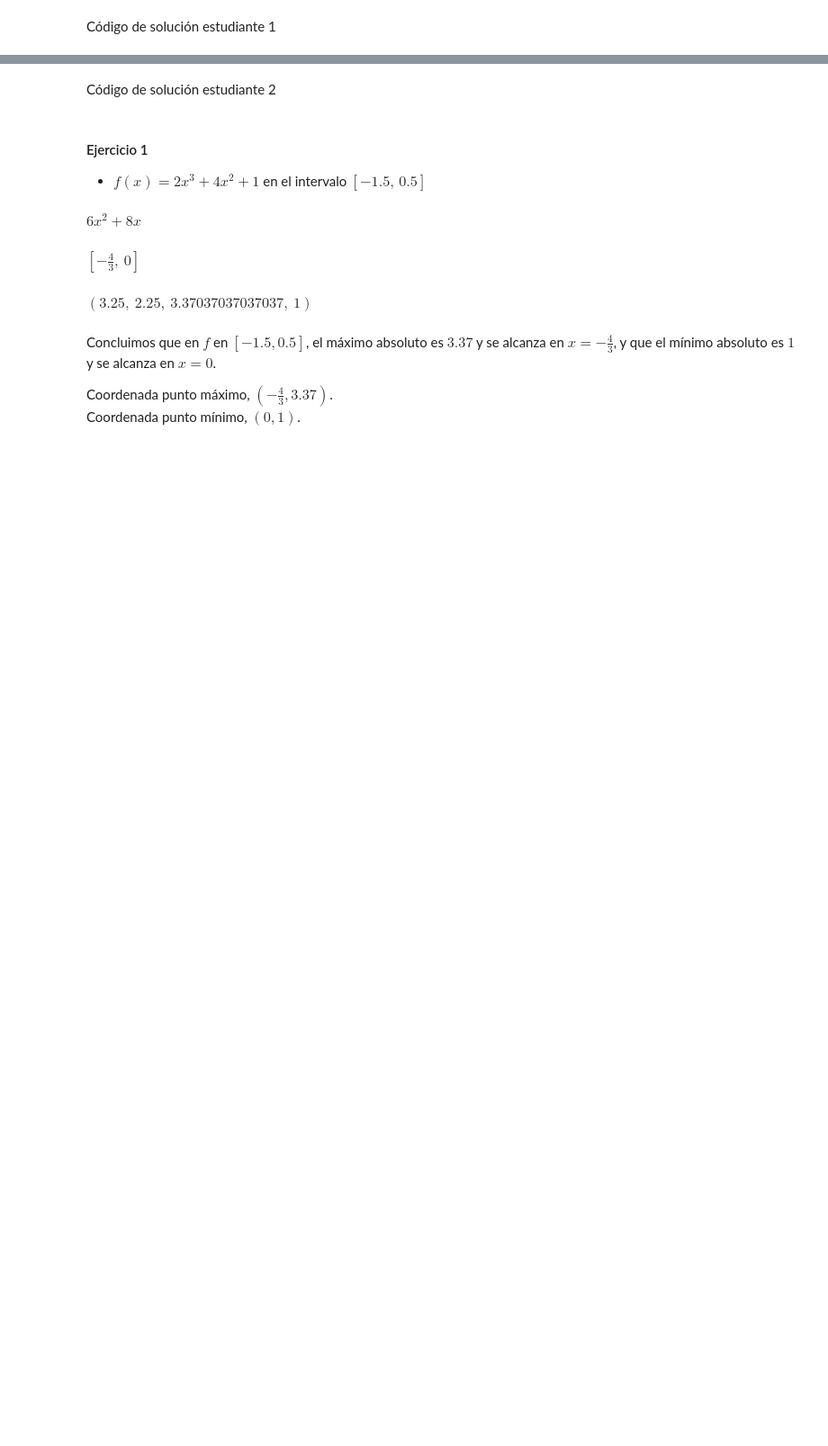
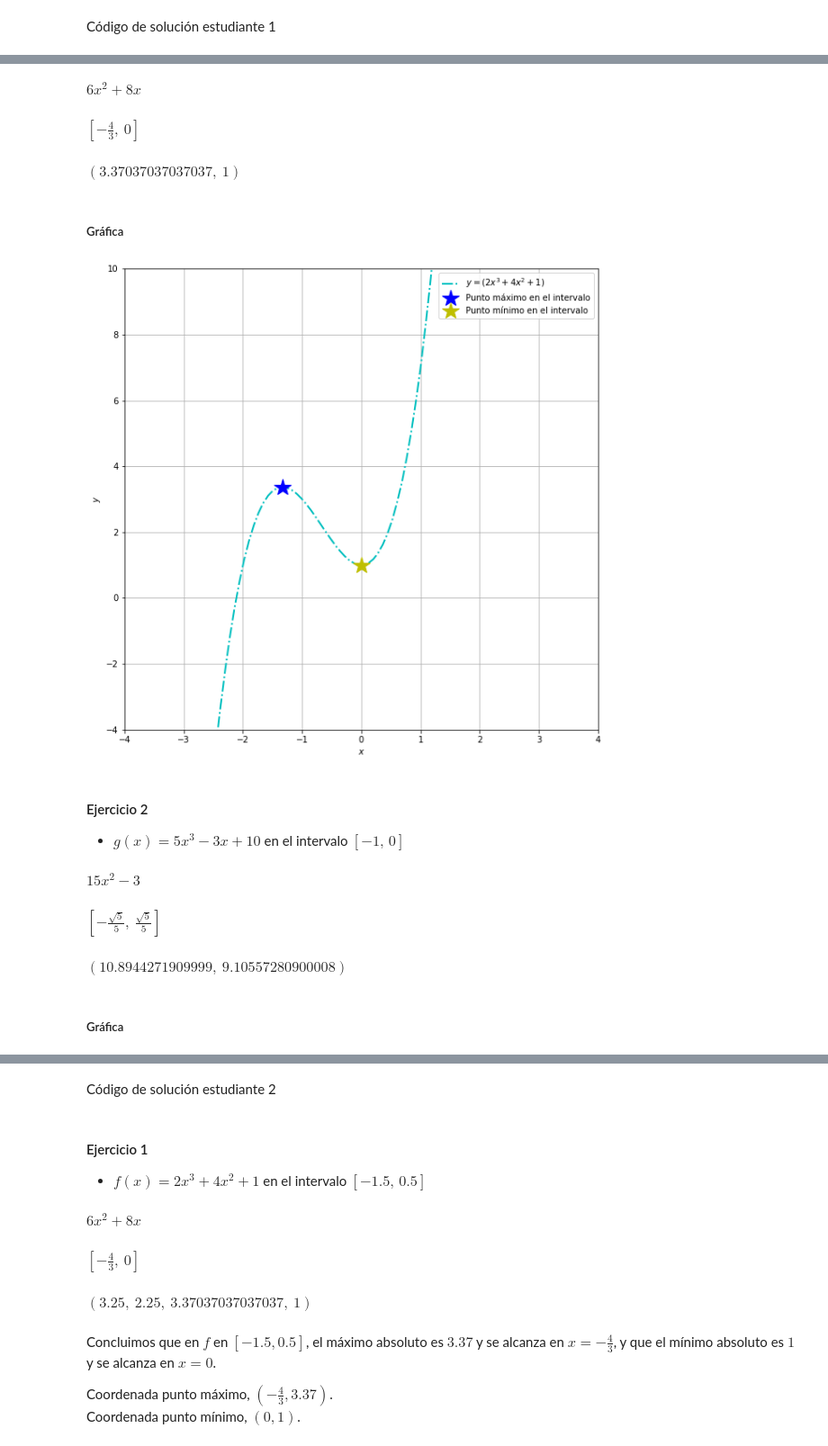
Before and after one commit to CarolinaCasillas/T2MariaMartinez_CarolinaCasillas, a Jupyter notebook: T2MariaMartinez_CarolinaCasillas.ipynb, the cells around one changed output, grey strips where cells are left out. Shown at 90% size. Drawn from its saved outputs; the diff is of its cells as text; code cells hidden in the pictures; blank space fills up the shorter version.

```diff
--- a/T2MariaMartinez_CarolinaCasillas.ipynb
+++ b/T2MariaMartinez_CarolinaCasillas.ipynb
@@ -29,0 +51,58 @@ Código de solución estudiante 1
+# %%
+# declarar función f y mostrar
+def f(x):
+    return ((2*(x**3))+(4*(x**2))+1)
+# %%
+# calcular la primera derivada de la función f
+df = sym.diff(f(x),x)
+df
+# %% [output]
+$\displaystyle 6 x^{2} + 8 x$
+# %%
+# resolver f'(x) = 0 y mostrar el punto correspondiente
+xc = sym.solve(df,x)
+xc
+# %% [output]
+$\displaystyle \left[ - \frac{4}{3}, \  0\right]$
+# %%
+# evaluar la función en los valores arrojados para obtener las coordenadas del máximo y mínimo absoluto
+f(-4/3), f(0)
+# %% [output]
+$\displaystyle \left( 3.37037037037037, \  1\right)$
+# %% [markdown]
+##### Gráfica
+# %%
+# definir coordenadas x
+xnum = np.linspace (-4,4,100)
+ynum = fnum(xnum)
+# %%
+# graficar
+# crear y dar medida de nueva ventana de gráficos
+plt.figure(figsize = (10,10))
+
+# agregar gráficas
+plt.plot(xnum, ynum, "-.c", lw = 2, label = "$y = (2x^3+4x^2+1)$")
+plt.plot ([-4/3], [f(-4/3)], "*b", ms = 20, label = "Punto máximo en el intervalo")
+plt.plot ([0], [1], "*y", ms = 20, label = "Punto mínimo en el intervalo")
+
+# definir los límites de los ejes
+plt.xlim(-4,4)
+plt.ylim(-4,10)
+
+# nombrar los ejes de la gráfica
+plt.xlabel("$x$")
+plt.ylabel("$y$")
+
+# agregar la cuadrícula de fondo a la gráfica
+plt.grid()
+
+# colocar a la gráfica en una posición óptima
+plt.legend(loc = "best")
+
+# imprimir la gráfica
+plt.show()
+# %% [output]
+[figure, added]
+# %% [markdown]
+#### Ejercicio 2
+   + $g(x) = 5x^3-3x+10$ en el intervalo $[-1, \,0]$
@@ -29,0 +113,19 @@ Código de solución estudiante 1
+# %%
+# calcular la primera derivada de la función f
+dg = sym.diff(g(x),x)
+dg
+# %% [output]
+$\displaystyle 15 x^{2} - 3$
+# %%
+# resolver f'(x) = 0 y mostrar el punto correspondiente
+xa = sym.solve(dg,x)
+xa
+# %% [output]
+$\displaystyle \left[ - \frac{\sqrt{5}}{5}, \  \frac{\sqrt{5}}{5}\right]$
+# %%
+# evaluar la función en los valores arrojados para obtener las coordenadas del máximo y mínimo absoluto
+g(-(5**(1/2))/5), g((5**(1/2))/5)
+# %% [output]
+$\displaystyle \left( 10.8944271909999, \  9.10557280900008\right)$
+# %% [markdown]
+##### Gráfica
```
Also changed, not shown: parts of 8 cells of this notebook.
